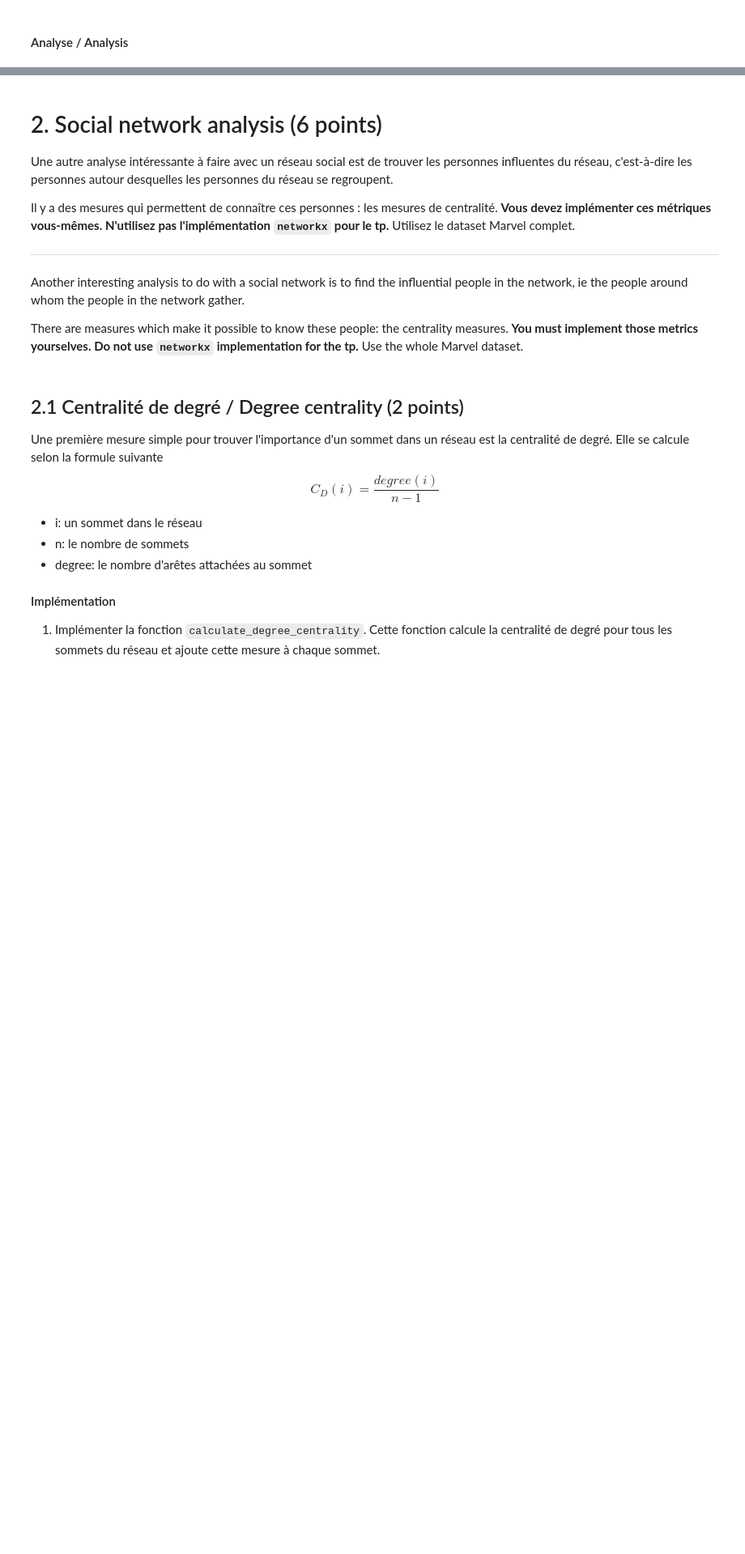
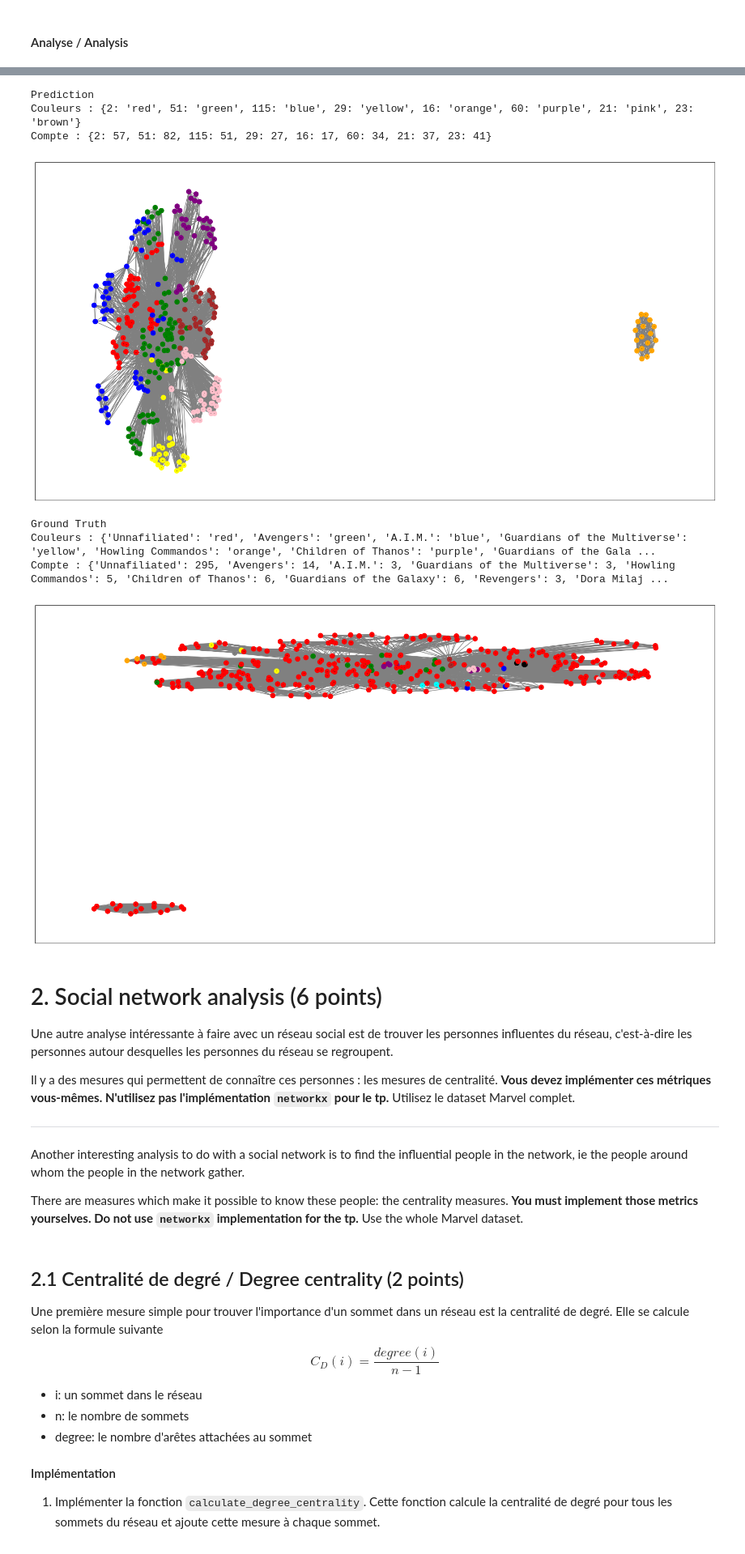
Before and after one commit to marcomudenge/Spark_GCP_Market_Basket_Analysis, a Jupyter notebook: TP3/TP3.ipynb, the cells around one changed output, grey strips where cells are left out. Shown at 81% size. Cells and saved outputs as stored; diff of their text form; code cells hidden in the pictures; blank space fills up the shorter version.

```diff
--- a/TP3/TP3.ipynb
+++ b/TP3/TP3.ipynb
@@ -510,0 +576,6 @@ You can do the manipulations you want to better present your results and better
+# %%
+graph = load_unweighted_network("data/tp-marvel-dataset.csv")
+
+lpam = LPAmPlus(graph)
+lpam.find_communities()
+print("Modularity: {:.3f}\nCommunities: {}".format(lpam.modularity(), lpam.labels))
@@ -511,2 +608,31 @@ You can do the manipulations you want to better present your results and better
+# %%
+#Fonction to print the graph with the communities in the analysis
+def show_graph_groups(lpam, attribute_name):
+    base_colors = ['red', 'green', 'blue', 'yellow', 'orange', 'purple', 'pink', 'brown', 'gray', 'cyan', 'black']
+
+    fig = plt.figure(figsize=(20,10))
+
+    affiliation_colors = []
+    affiliation_colors_dict = {}
+    affiliation_colors_count = {}
+
+    color_index = -1
+    for node in lpam.graph.nodes:
+        if affiliation_colors_dict.get(lpam.graph.nodes[node][attribute_name]) is None:
+            color_index += 1
+            affiliation_colors_dict[lpam.graph.nodes[node][attribute_name]] = base_colors[color_index]
+            affiliation_colors_count[lpam.graph.nodes[node][attribute_name]] = 0
+
+        # Add the color FROM BASE_COLOR at color_index to the list
+        affiliation_colors.append(affiliation_colors_dict[lpam.graph.nodes[node][attribute_name]])
+        affiliation_colors_count[lpam.graph.nodes[node][attribute_name]] += 1
+
+
+    print('Couleurs :', affiliation_colors_dict)
+    print('Compte :', affiliation_colors_count)
+    # Draw the graph using the AFFILIATION attribute as color
+    nx.draw_networkx(lpam.graph, node_size=60, font_size=0, edge_color = 'grey', node_color=affiliation_colors)
+
+    plt.show()
 # %% [markdown]
 #### Analyse / Analysis
@@ -517,3 +666,20 @@ You can do the manipulations you want to better present your results and better
+# %%
+# Affichage des communautés prédites et des vrais affiliations
+
+print('Prediction')
+show_graph_groups(lpam, 'label')
+
+print('Ground Truth')
+show_graph_groups(lpam, 'Affiliation')
+# %% [output]
+Prediction
+Couleurs : {2: 'red', 51: 'green', 115: 'blue', 29: 'yellow', 16: 'orange', 60: 'purple', 21: 'pink', 23: 'brown'}
+Compte : {2: 57, 51: 82, 115: 51, 29: 27, 16: 17, 60: 34, 21: 37, 23: 41}
+[figure, added]
+Ground Truth
+Couleurs : {'Unnafiliated': 'red', 'Avengers': 'green', 'A.I.M.': 'blue', 'Guardians of the Multiverse': 'yellow', 'Howling Commandos': 'orange', 'Children of Thanos': 'purple', 'Guardians of the Gala ...
+Compte : {'Unnafiliated': 295, 'Avengers': 14, 'A.I.M.': 3, 'Guardians of the Multiverse': 3, 'Howling Commandos': 5, 'Children of Thanos': 6, 'Guardians of the Galaxy': 6, 'Revengers': 3, 'Dora Milaj ...
+[figure, added]
 # %% [markdown]
 # 2. Social network analysis (6 points)
 
```
Also changed, not shown: parts of 11 cells of this notebook.
